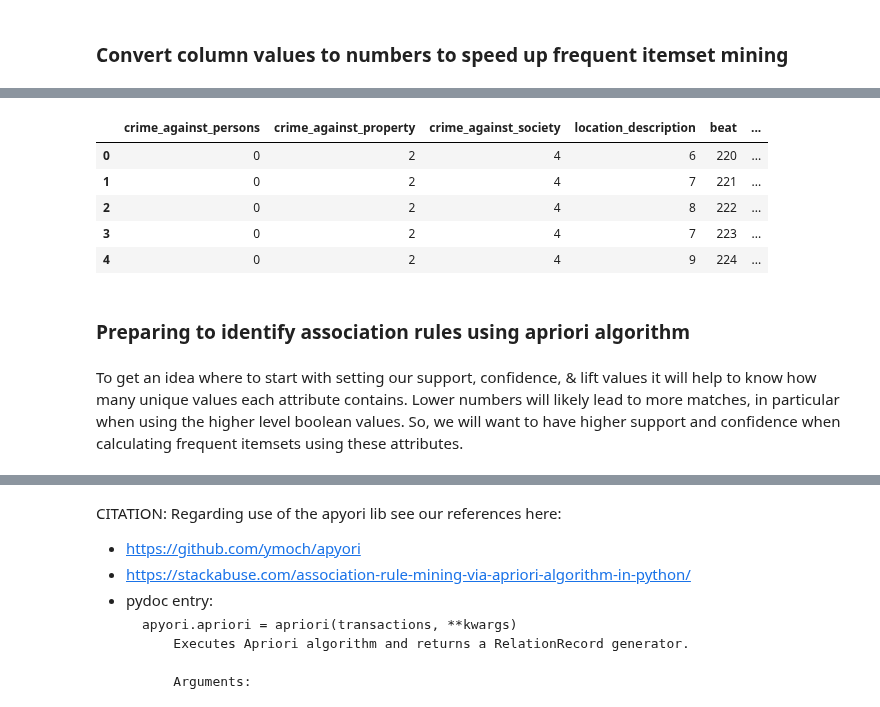
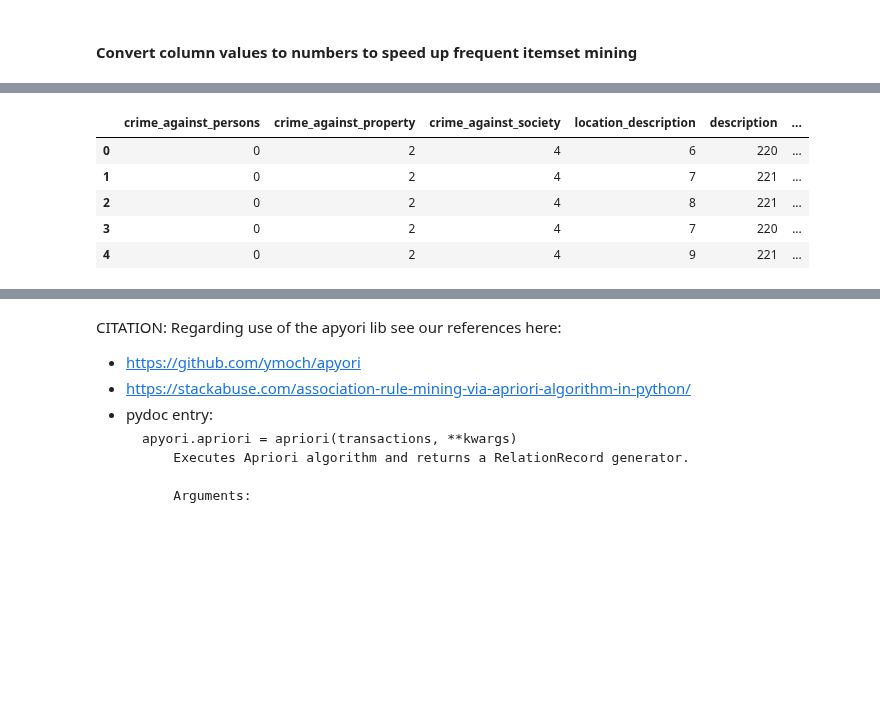
Before and after one commit to tjdolan121/4502Proj, a Jupyter notebook: forge/code/FrequentItemsets.ipynb, the cells around one changed output, grey strips where cells are left out. Saved outputs shown, nothing was run; the diff lists cells and outputs as text; code cells hidden in the pictures; blank space fills up the shorter version.

Commit message:
add primary subsets, presentation framework, writeup, and apriori wrapper code

```diff
--- a/forge/code/FrequentItemsets.ipynb
+++ b/forge/code/FrequentItemsets.ipynb
@@ -77,7 +81,8 @@ Wall time: 43.6 s
 # %%
 attributes = [ "crime_against_persons", "crime_against_property", "crime_against_society", \
-              "location_description", "beat", "crime_code_category", \
-              "domestic", "district", "ward", "community_area", \
-              "month", "hour", "dayofweek", "weekend", "block"]
-itemset = df[attributes]
+              "location_description", "description", "crime_code_category", "arrest", \
+              "domestic", "district", "ward", "community_area", "index_crime", "beat", \
+              "violent_crime", "month", "hour", "dayofweek", "weekend", "block", "year"]
+
+data = df[attributes]
 # %% [markdown]
@@ -85,5 +90,5 @@ itemset = df[attributes]
 # %%
 %%time
-itemset['block'] = itemset['block'].str[6:]
-itemset['block'].head()
+data['block'] = data['block'].str[6:]
+data['block'].head()
 # %% [output]
@@ -96,20 +101,21 @@ Wall time: 1.99 s
 4    S DR MARTIN LUTHER KING JR DR
 Name: block, dtype: object
 # %% [markdown]
-### Convert column values to numbers to speed up frequent itemset mining
+#### Convert column values to numbers to speed up frequent itemset mining
 # %%
 %%time
-# BEWARE -- 12+ min to run this block.
-itemset_num = itemset.copy()
+###### BEWARE -- 12+ min to run this block.
+
+data_num = data.copy()
 val_dict = {}
 index = 0
 
 for attribute in attributes:
-    # Important! Reset so we don't replace vals with index# from other columns:
+    # Important! Reset so column vals don't cross-pollinate:
     num_dict = {}
 
     # Get all unique values for column:
-    values = pd.unique(itemset[attribute])
+    values = pd.unique(data[attribute])
 
     # For each unique value replace with an index no.
     for value in values:
@@ -117,9 +123,11 @@ for attribute in attributes:
         val_dict[index] = (attribute, value)
         num_dict[value] = index
         index += 1
-    # Replace values with index key. MUST be done per column to avoid cross-pollination
-    itemset_num[attribute] = itemset_num[attribute].replace(num_dict)
+    # Replace per column to avoid cross-pollination.
+    data_num[attribute] = data_num[attribute].replace(num_dict)
+
+######
 
 # verify results
-itemset_num.head()
+data_num.head()
 # %% [output]
@@ -128,10 +136,6 @@ Wall time: 13min 28s
-|  | crime_against_persons | crime_against_property | crime_against_society | location_description | beat | ... |
+|  | crime_against_persons | crime_against_property | crime_against_society | location_description | description | ... |
 | 0 | 0 | 2 | 4 | 6 | 220 | ... |
 | 1 | 0 | 2 | 4 | 7 | 221 | ... |
-| 2 | 0 | 2 | 4 | 8 | 222 | ... |
-| 3 | 0 | 2 | 4 | 7 | 223 | ... |
-| 4 | 0 | 2 | 4 | 9 | 224 | ... |
+| 2 | 0 | 2 | 4 | 8 | 221 | ... |
+| 3 | 0 | 2 | 4 | 7 | 220 | ... |
+| 4 | 0 | 2 | 4 | 9 | 221 | ... |
-# %% [markdown]
-### Preparing to identify association rules using apriori algorithm
-# %% [markdown]
-To get an idea where to start with setting our support, confidence, & lift values it will help to know how many unique values each attribute contains. Lower numbers will likely lead to more matches, in particular when using the higher level boolean values. So, we will want to have higher support and confidence when calculating frequent itemsets using these attributes.
```
Also changed, not shown: parts of 83 cells of this notebook.
